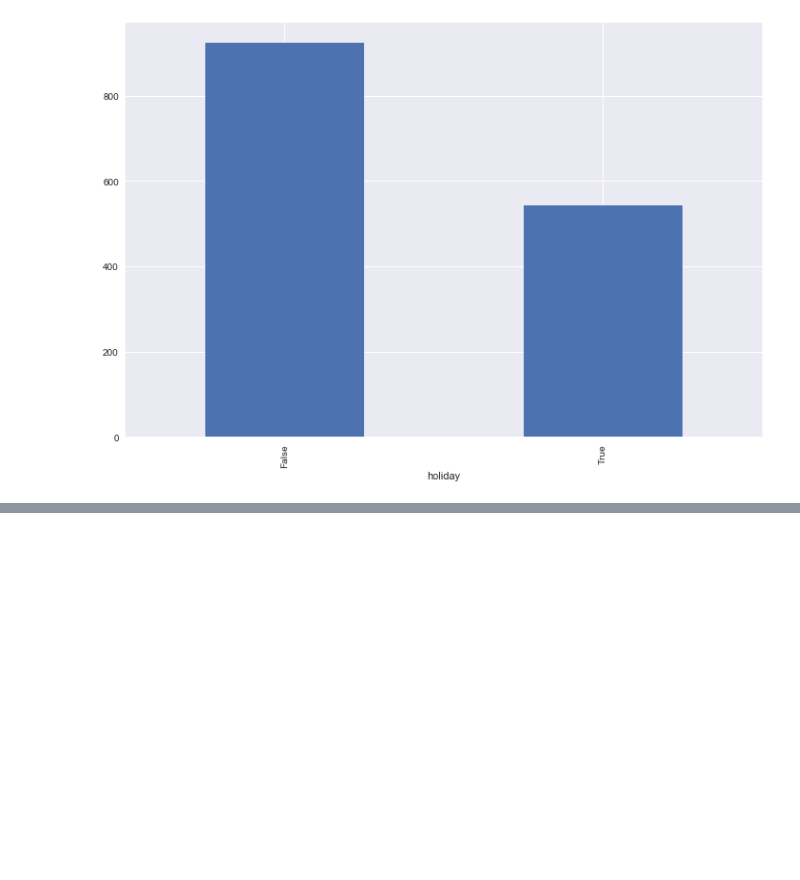
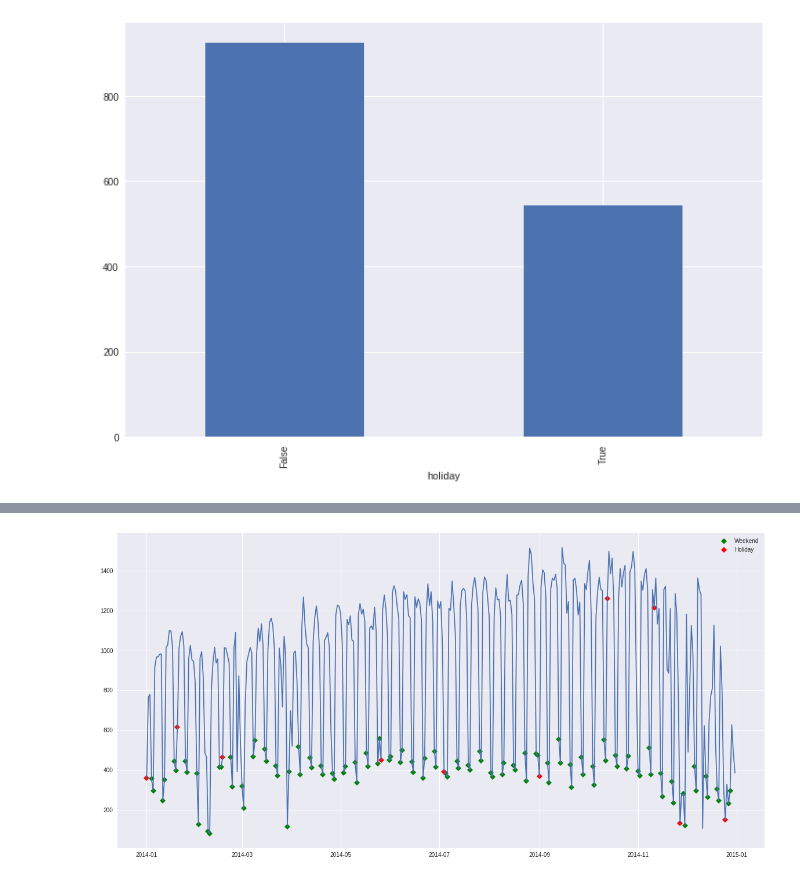
Before and after one commit to hernantain/Analisis-San-Francisco, a Jupyter notebook: analisis.ipynb, the cells around one changed output, grey strips where cells are left out. Cells and saved outputs as stored; diff of their text form; code cells hidden in the pictures; blank space fills up the shorter version.

```diff
--- a/analisis.ipynb
+++ b/analisis.ipynb
@@ -615,0 +629,14 @@ holidays_mean.plot.bar(figsize=(12,8))
+# %%
+trips_2014 = dates_df.loc[(dates_df['date'] >= datetime.date(2014,1,1)) & (dates_df['date'] < datetime.date(2015,1,1))]
+trips_2014.sort_values('date',inplace=True)
+# %%
+holidays_2014 = trips_2014.loc[trips_2014['holiday']]
+weekends_2014 = trips_2014.loc[trips_2014['weekend']]
+plt.figure(figsize=(20,10))
+weekends_plt, = plt.plot(weekends_2014['date'],weekends_2014['trips'],'gD',label='Weekend')
+holidays_plt, = plt.plot(holidays_2014['date'],holidays_2014['trips'],'rD',label='Holiday')
+plt.plot(trips_2014['date'],trips_2014['trips'],'-')
+plt.legend(handles=[weekends_plt,holidays_plt])
+plt.show()
+# %% [output]
+[figure, added]
```
Also changed, not shown: parts of 6 cells of this notebook.
